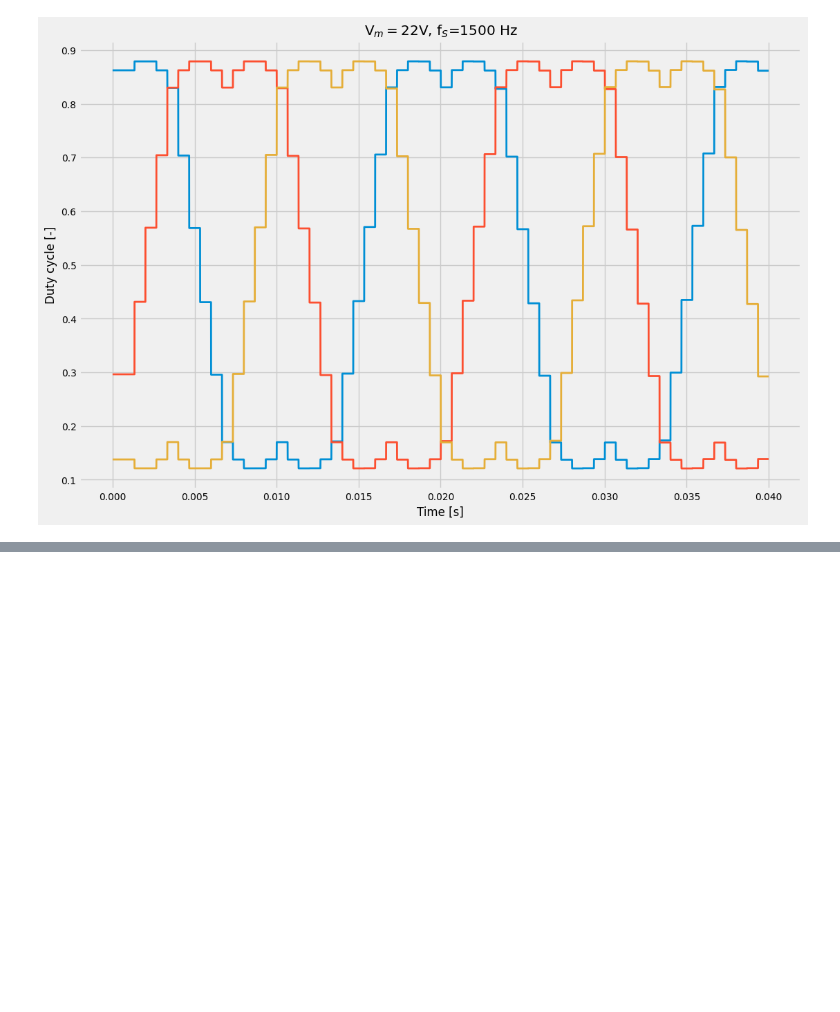
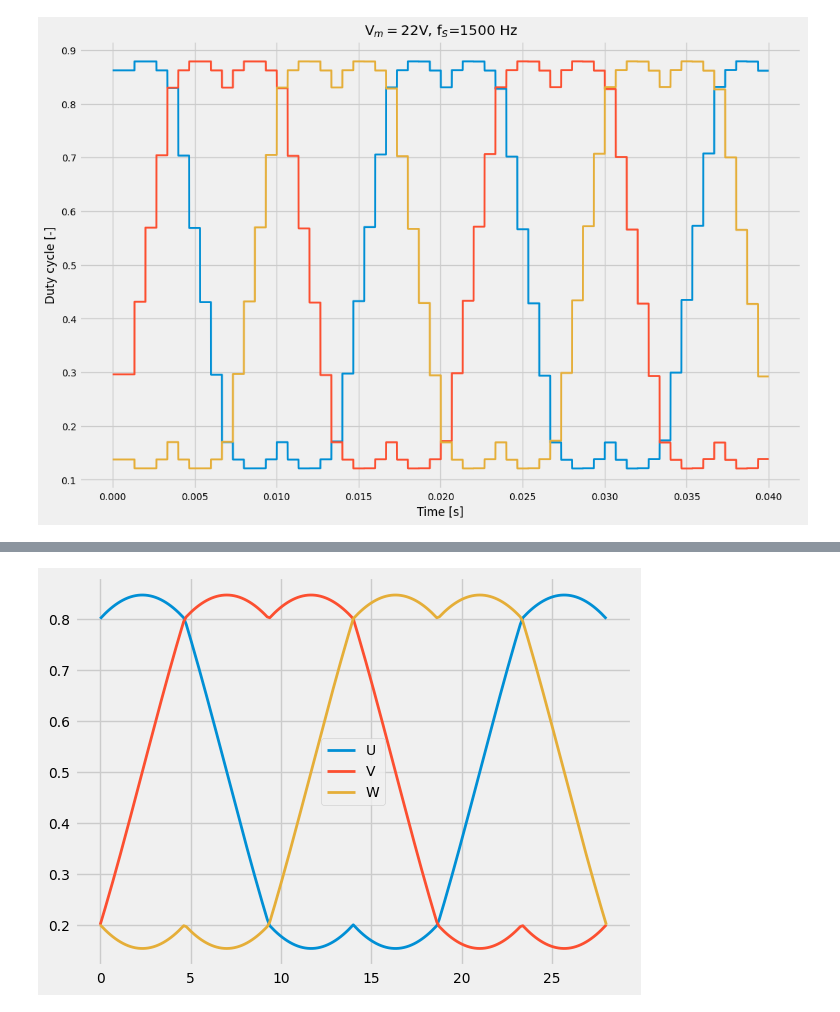
Before and after one commit to gadokrisztian/stm-svpwm, a Jupyter notebook: python/newpythonimplementation.ipynb, the cells around one changed output, grey strips where cells are left out. Cells and saved outputs as stored; diff of their text form; code cells hidden in the pictures; blank space fills up the shorter version.

```diff
--- a/python/newpythonimplementation.ipynb
+++ b/python/newpythonimplementation.ipynb
@@ -281,0 +295,11 @@ np.savetxt("../IR2101/W.txt",np.array([t, pwms[2]*5.0]).T,fmt='%1.8e %.1f')
+# %%
+thetas = np.linspace(0, 2*np.pi, 201)
+dcs = np.array([pwm.getDC([20*np.cos(thi), 20*np.sin(thi)]) for thi in thetas]).T
+
+
+plt.plot(vms, dcs[0]);
+plt.plot(vms, dcs[1]);
+plt.plot(vms, dcs[2]);
+plt.legend(['U', 'V', 'W']);
+# %% [output]
+[figure, added]
```
Also changed, not shown: parts of 2 cells of this notebook, 53 other files.
